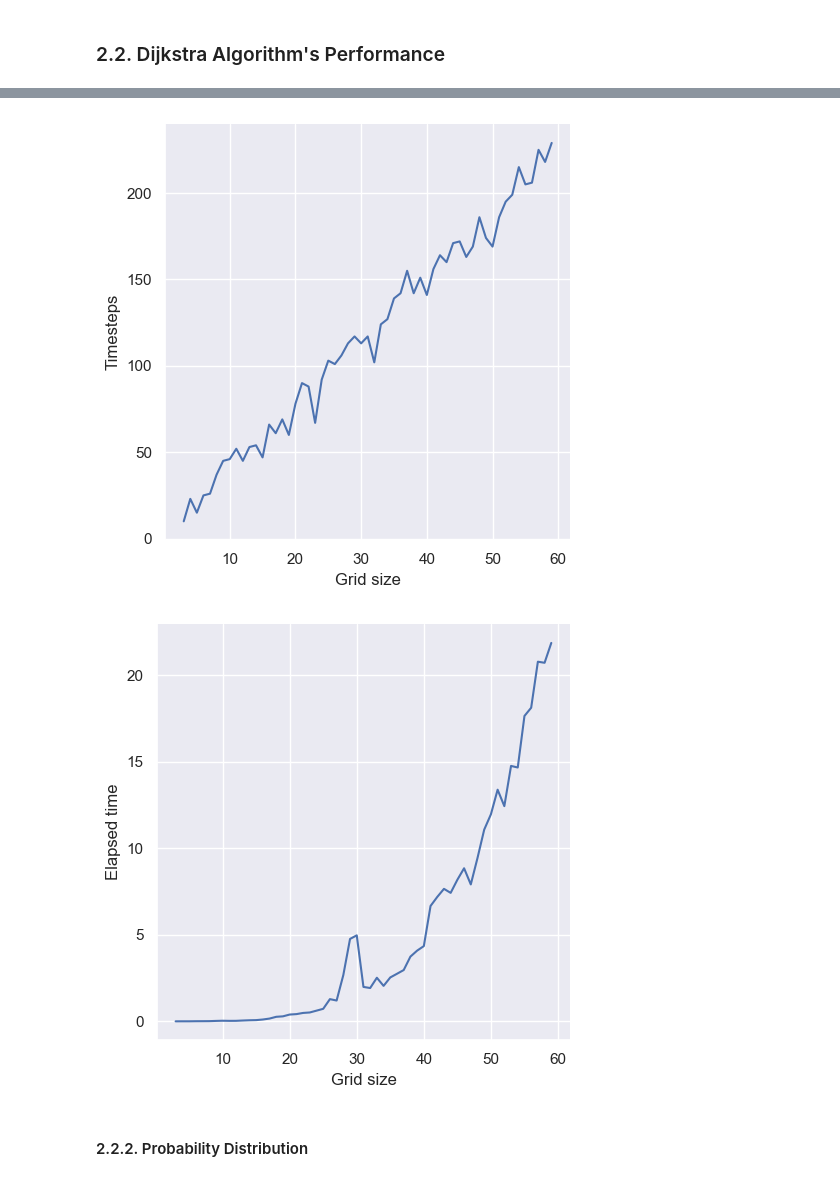
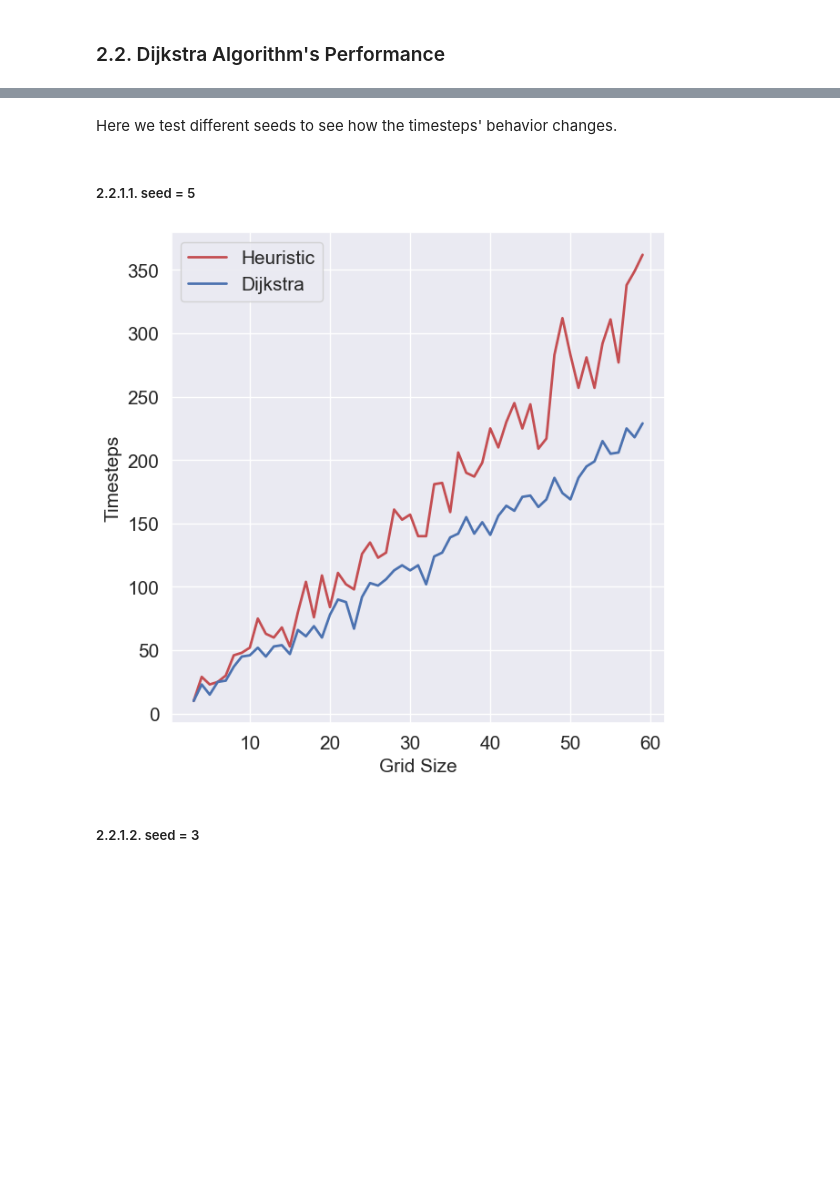
Before and after one commit to adcy358/CW, a Jupyter notebook: src/Task1/Analysis.ipynb, the cells around one changed output, grey strips where cells are left out. Drawn from its saved outputs; the diff is of its cells as text; code cells hidden in the pictures; blank space fills up the shorter version.

```diff
--- a/src/Task1/Analysis.ipynb
+++ b/src/Task1/Analysis.ipynb
@@ -273,29 +327,47 @@ evaluate(grid_size, elapsed_time, 'Grid size', 'Elapsed time' )
-# %%
-import time
-random_seed = 5
-
-
-grid_size = []
-timesteps = []
-elapsed_time = []
-
-
-for x in range(3,60):
-    game = Shortest_Path(x, x)
-    grid = game.generate_random_grid(random_seed)
-    start_time = time.time()
-    shortest_path, timestep, previous_nodes, shortest_path_grid = game.dijkstra_algorithm(grid)
-    end_time = time.time()
-    dt = end_time - start_time
-
-    grid_size.append(x)
-    timesteps.append(timestep)
-    elapsed_time.append(dt)
-
-evaluate(grid_size, timesteps, 'Grid size', 'Timesteps')
-evaluate(grid_size, elapsed_time, 'Grid size', 'Elapsed time' )
-# %% [output]
-[figure, removed]
-[figure, removed]
+# %% [markdown]
+Here we test different seeds to see how the timesteps' behavior changes.
+# %% [markdown]
+##### 2.2.1.1. seed = 5
+# %%
+import time
+random_seed = 5
+
+grid_size = []
+heuristic_ts = []
+
+
+for x in range(3,60):
+    game = Shortest_Path(x, x)
+    grid = game.generate_random_grid(random_seed)
+    shortest_path, timestep = game.heuristic_algorithm(grid)
+    grid_size.append(x)
+    heuristic_ts.append(timestep)
+
+#----------------------------
+
+dijkstra_ts = []
+
+for x in range(3,60):
+    game = Shortest_Path(x, x)
+    grid = game.generate_random_grid(random_seed)
+    shortest_path, timestep, previous_nodes, shortest_path_grid = game.dijkstra_algorithm(grid)
+    dijkstra_ts.append(timestep)
+
+
+#----------------------------
+
+x = np.asarray(grid_size)
+y1 = np.asarray(heuristic_ts)
+y2 = np.asarray(dijkstra_ts)
+
+fig, ax = plt.subplots(1,1, figsize=(7,7))
+ax.plot(x, y1, 'r', linewidth=2.0,  label='Heuristic')
+ax.plot(x, y2, 'b',linewidth=2.0, label='Dijkstra')
+ax.set_xlabel('Grid Size', fontsize=15)
+ax.set_ylabel('Timesteps', fontsize=15)
+ax.legend(fontsize=15)
+ax.tick_params(labelsize=15)
+# %% [output]
+[figure, added]
 # %% [markdown]
-#### 2.2.2. Probability Distribution
+##### 2.2.1.2. seed = 3
```
Also changed, not shown: parts of 17 cells of this notebook, 4 other files.
